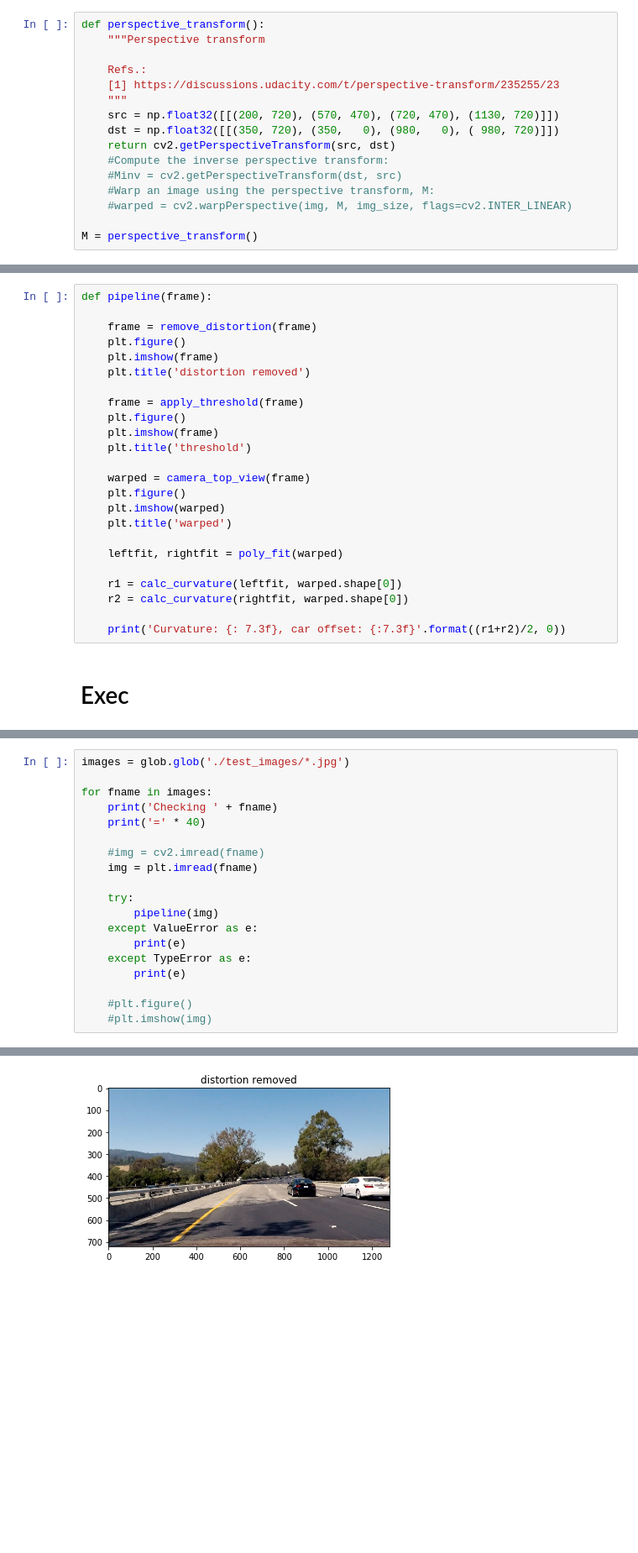
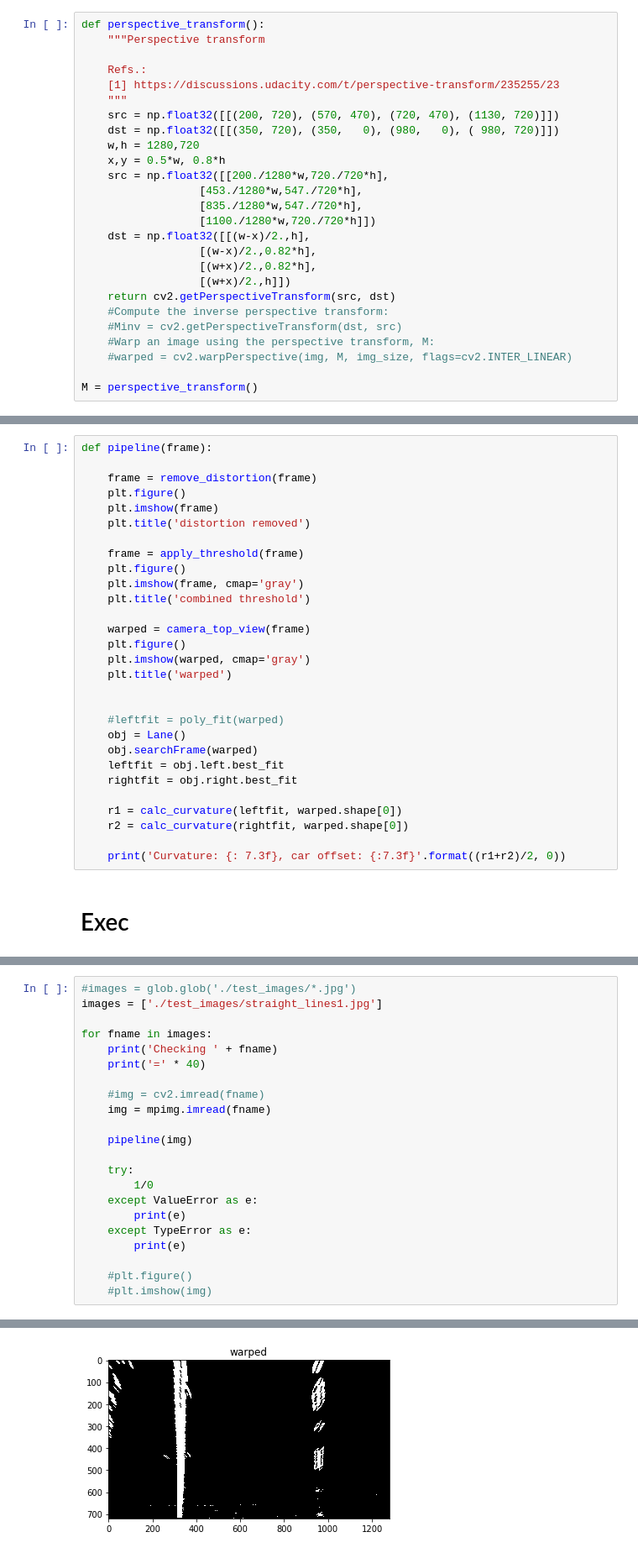
Before and after one commit to bgcarvalho/CarND-Term1-P4, a Jupyter notebook: Notebook.ipynb, the cells around one changed output, grey strips where cells are left out. Shown at 84% size. Drawn from its saved outputs; the diff is of its cells as text; blank space fills up the shorter version.

Commit message:
better thresholds combined, curvature and Minv pending

```diff
--- a/Notebook.ipynb
+++ b/Notebook.ipynb
@@ -173,6 +190,16 @@ def perspective_transform():
     """
     src = np.float32([[(200, 720), (570, 470), (720, 470), (1130, 720)]])
     dst = np.float32([[(350, 720), (350,   0), (980,   0), ( 980, 720)]])
+    w,h = 1280,720
+    x,y = 0.5*w, 0.8*h
+    src = np.float32([[200./1280*w,720./720*h],
+                  [453./1280*w,547./720*h],
+                  [835./1280*w,547./720*h],
+                  [1100./1280*w,720./720*h]])
+    dst = np.float32([[(w-x)/2.,h],
+                  [(w-x)/2.,0.82*h],
+                  [(w+x)/2.,0.82*h],
+                  [(w+x)/2.,h]])
     return cv2.getPerspectiveTransform(src, dst)
     #Compute the inverse perspective transform:
     #Minv = cv2.getPerspectiveTransform(dst, src)
@@ -388,15 +585,20 @@ def pipeline(frame):
 
     frame = apply_threshold(frame)
     plt.figure()
-    plt.imshow(frame)
-    plt.title('threshold')
+    plt.imshow(frame, cmap='gray')
+    plt.title('combined threshold')
 
     warped = camera_top_view(frame)
     plt.figure()
-    plt.imshow(warped)
+    plt.imshow(warped, cmap='gray')
     plt.title('warped')
 
-    leftfit, rightfit = poly_fit(warped)
+
+    #leftfit = poly_fit(warped)
+    obj = Lane()
+    obj.searchFrame(warped)
+    leftfit = obj.left.best_fit
+    rightfit = obj.right.best_fit
 
     r1 = calc_curvature(leftfit, warped.shape[0])
     r2 = calc_curvature(rightfit, warped.shape[0])
@@ -411,17 +613,20 @@ plt.imshow(cv2.undistort(cv2.imread("./camera_cal/calibration1.jpg"), mtx, dist,
 <matplotlib.image.AxesImage at 0x...>
 [figure]
 # %%
-images = glob.glob('./test_images/*.jpg')
+#images = glob.glob('./test_images/*.jpg')
+images = ['./test_images/straight_lines1.jpg']
 
 for fname in images:
     print('Checking ' + fname)
     print('=' * 40)
 
     #img = cv2.imread(fname)
-    img = plt.imread(fname)
+    img = mpimg.imread(fname)
+
+    pipeline(img)
 
     try:
-        pipeline(img)
+        1/0
     except ValueError as e:
         print(e)
     except TypeError as e:
@@ -476 +665 @@ expected non-empty vector for x
-[figure, old version]
+[figure, new version]
```
Also changed, not shown: parts of 5 cells of this notebook.
